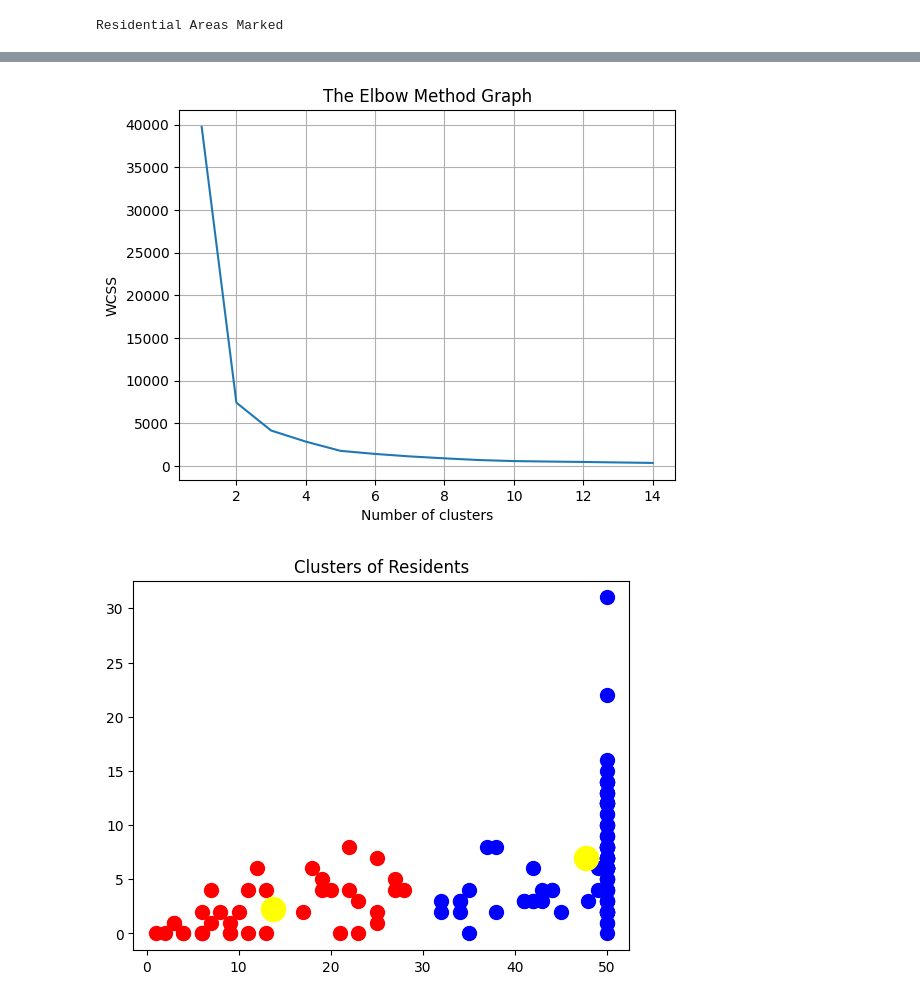
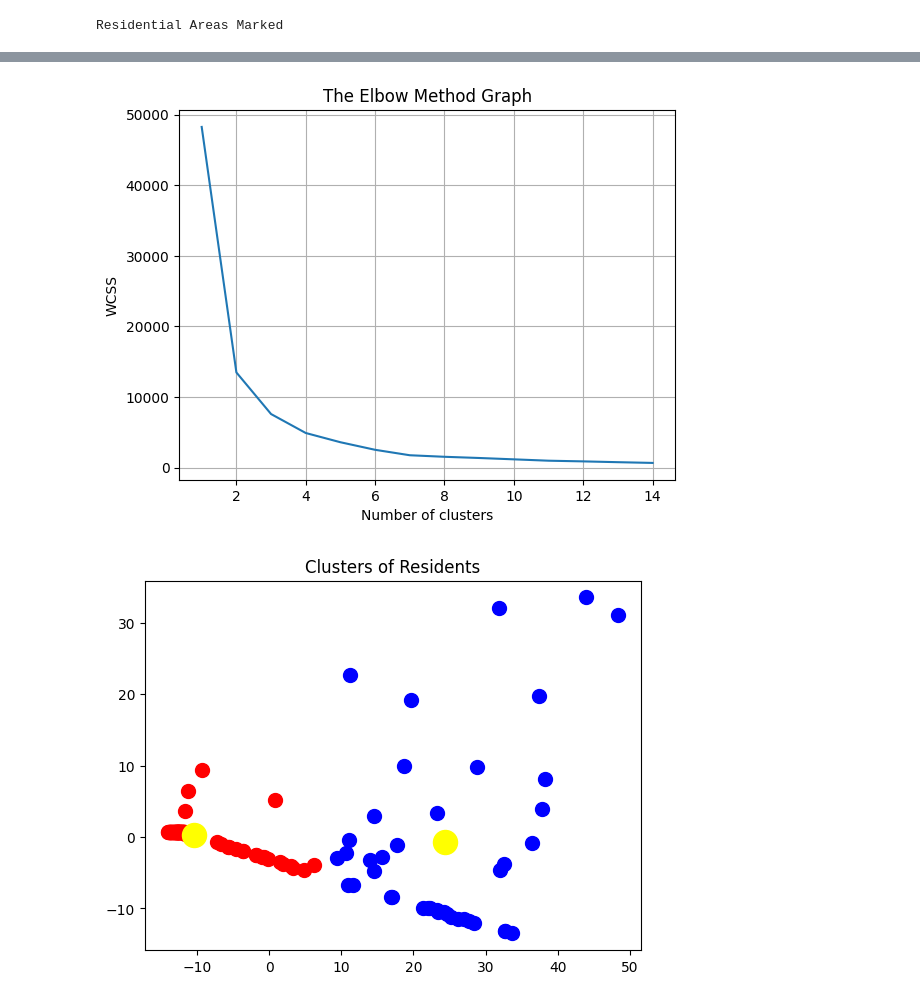
Before and after one commit to PerfectoZ/Geolocational-Data-Analysis, a Jupyter notebook: GDA.ipynb, the cells around one changed output, grey strips where cells are left out. Drawn from its saved outputs; the diff is of its cells as text; code cells hidden in the pictures.

```diff
--- a/GDA.ipynb
+++ b/GDA.ipynb
@@ -60,9 +56,15 @@ X = np.array(rdf[['Health and Medicine','Grocery Store']])
+# %%
+X = np.array(rdf.drop(['lat','lon'],axis=1))
+X = np.stack(X)
+# %%
+pca = PCA(n_components=2)
+X_pca = pca.fit_transform(X)
 # %%
 wcss = []
 maxsize = 15
 for cluster_size in range(1,maxsize):
     kmeans = KMeans(n_clusters=cluster_size, init='k-means++', max_iter=500, n_init=10, random_state=0)
-    kmeans.fit(X)
+    kmeans.fit(X_pca)
     wcss.append(kmeans.inertia_)
 
 plt.plot(range(1,maxsize),wcss)
@@ -72,21 +74,20 @@ plt.ylabel('WCSS')
 plt.grid()
 plt.show()
 # %% [output]
-[figure, old version]
+[figure, new version]
 # %%
 optimal = 2
-kmeans = KMeans(n_clusters=optimal, init='k-means++', max_iter=500, n_init=125, random_state=0)
-y_kmeans = kmeans.fit_predict(X)
+kmeans = KMeans(n_clusters=optimal, init='k-means++', max_iter=1000, n_init=125, random_state=0)
+y_kmeans = kmeans.fit_predict(X_pca)
 rdf['cluster']=y_kmeans
 # %%
-plt.scatter(X[y_kmeans==0, 0], X[y_kmeans==0, 1], s=100, c='red', label ='Cluster 1')
-plt.scatter(X[y_kmeans==1, 0], X[y_kmeans==1, 1], s=100, c='blue', label ='Cluster 2')
-#Plot the centroid. This time we're going to use the cluster centres  #attribute that returns here the coordinates of the centroid.
+plt.scatter(X_pca[y_kmeans==0, 0], X_pca[y_kmeans==0, 1], s=100, c='red', label ='Cluster 1')
+plt.scatter(X_pca[y_kmeans==1, 0], X_pca[y_kmeans==1, 1], s=100, c='blue', label ='Cluster 2')
 plt.scatter(kmeans.cluster_centers_[:, 0], kmeans.cluster_centers_[:, 1], s=300, c='yellow', label = 'Centroids')
 plt.title('Clusters of Residents')
 plt.show()
 # %% [output]
-[figure, old version]
+[figure, new version]
 # %%
 mapping = dict()
 for name,x,y in zip(tdf.name,tdf.lat,tdf.lon):
```
Also changed, not shown: parts of 13 cells of this notebook.
